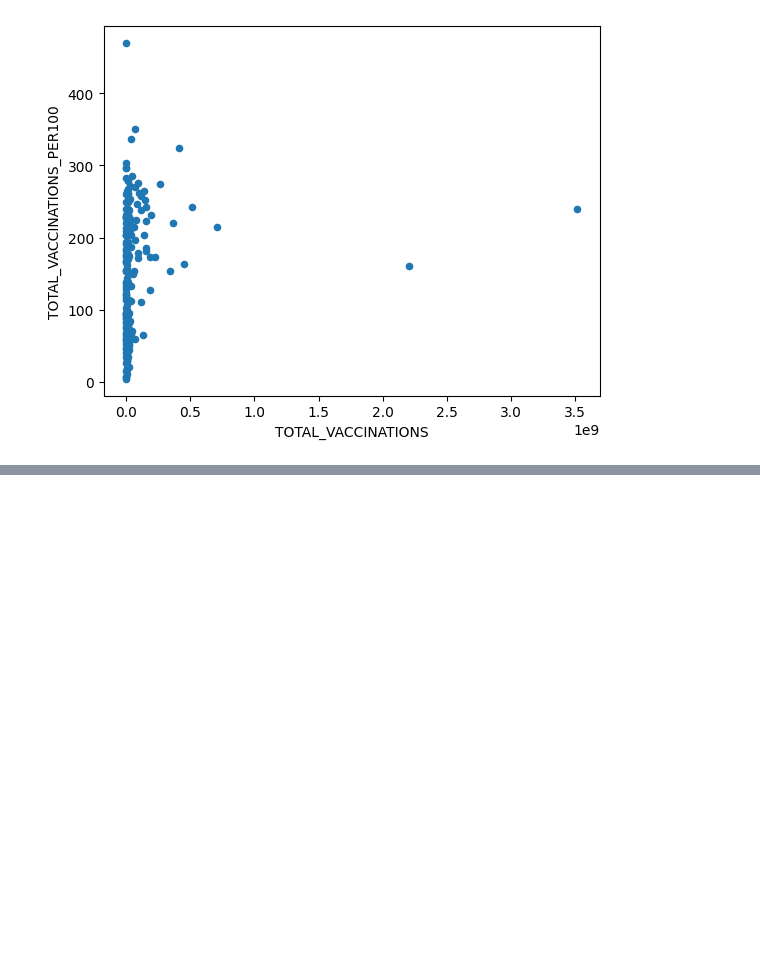
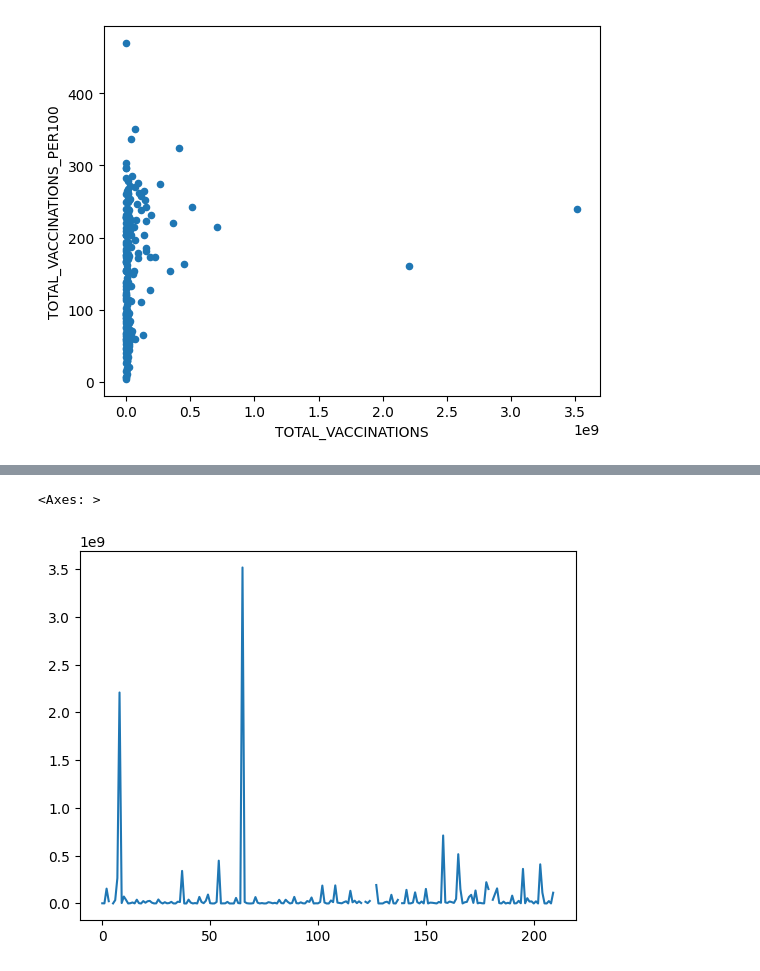
Before and after one commit to mamar/Covid_2019_vacination-Data-Analysis, a Jupyter notebook: covid-2019-vacination-data-analysis.ipynb, the cells around one changed output, grey strips where cells are left out. Saved outputs shown, nothing was run; the diff lists cells and outputs as text; code cells hidden in the pictures; blank space fills up the shorter version.

```diff
--- a/covid-2019-vacination-data-analysis.ipynb
+++ b/covid-2019-vacination-data-analysis.ipynb
@@ -83,0 +100,5 @@ df.plot.scatter(x='TOTAL_VACCINATIONS',y='TOTAL_VACCINATIONS_PER100')
+# %%
+df['TOTAL_VACCINATIONS'].plot(kind='line')
+# %% [output]
+<Axes: >
+[figure, added]
```
Also changed, not shown: parts of 8 cells of this notebook.
